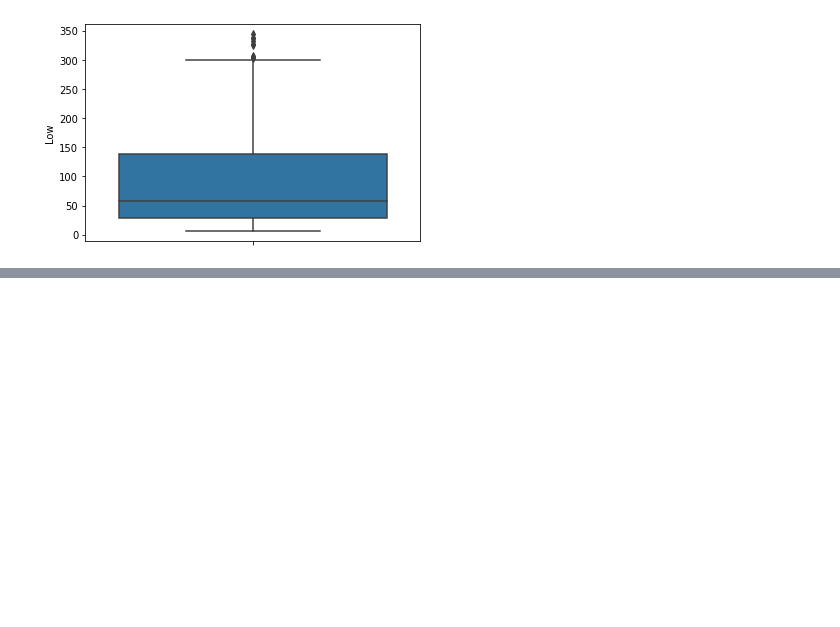
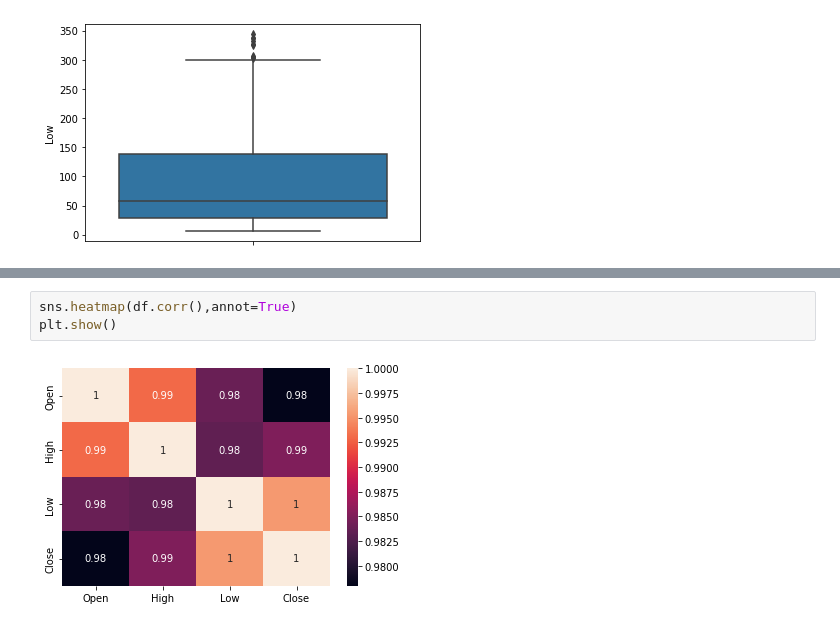
Before and after one commit to ekanshsinghrathore/Yes-Bank-Stock-Closing-Price-Prediction, a Jupyter notebook: Yes_Bank_Stock_Closing_Price_Prediction.ipynb, the cells around one changed output, grey strips where cells are left out. Cells and saved outputs as stored; diff of their text form; blank space fills up the shorter version.

```diff
--- a/Yes_Bank_Stock_Closing_Price_Prediction.ipynb
+++ b/Yes_Bank_Stock_Closing_Price_Prediction.ipynb
@@ -189,0 +182,5 @@ for a in df_column_list:
+# %%
+sns.heatmap(df.corr(),annot=True)
+plt.show()
+# %% [output]
+[figure, added]
```
Also changed, not shown: parts of 2 cells of this notebook.
